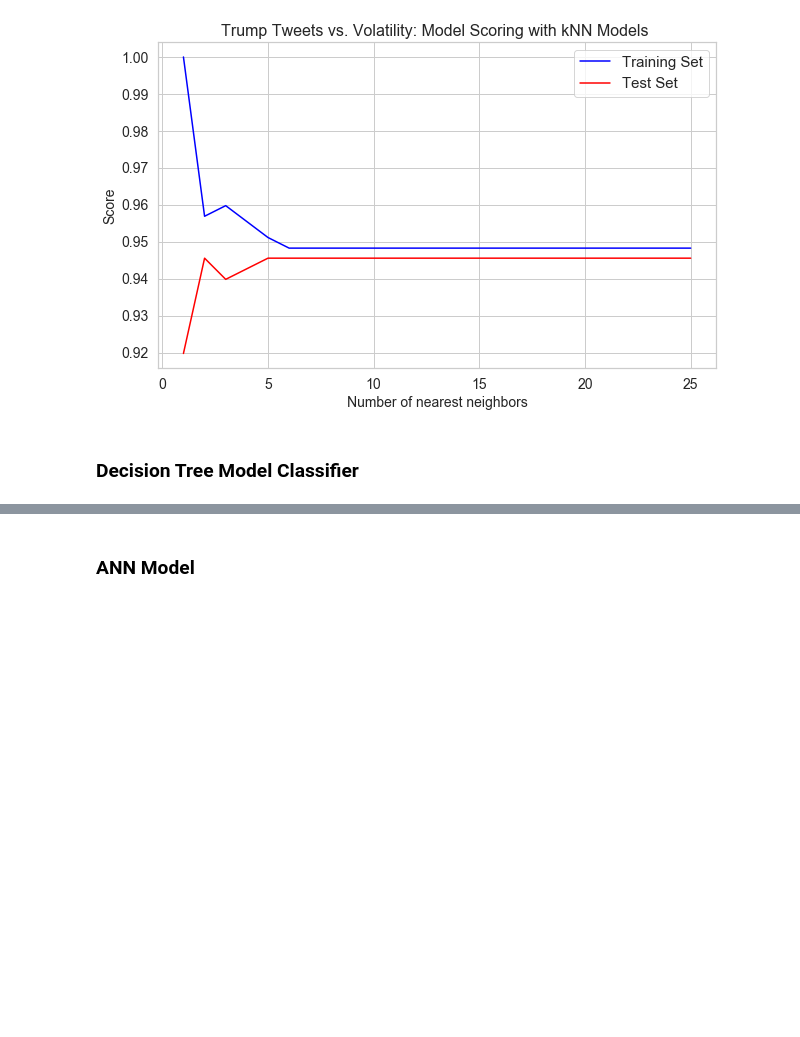
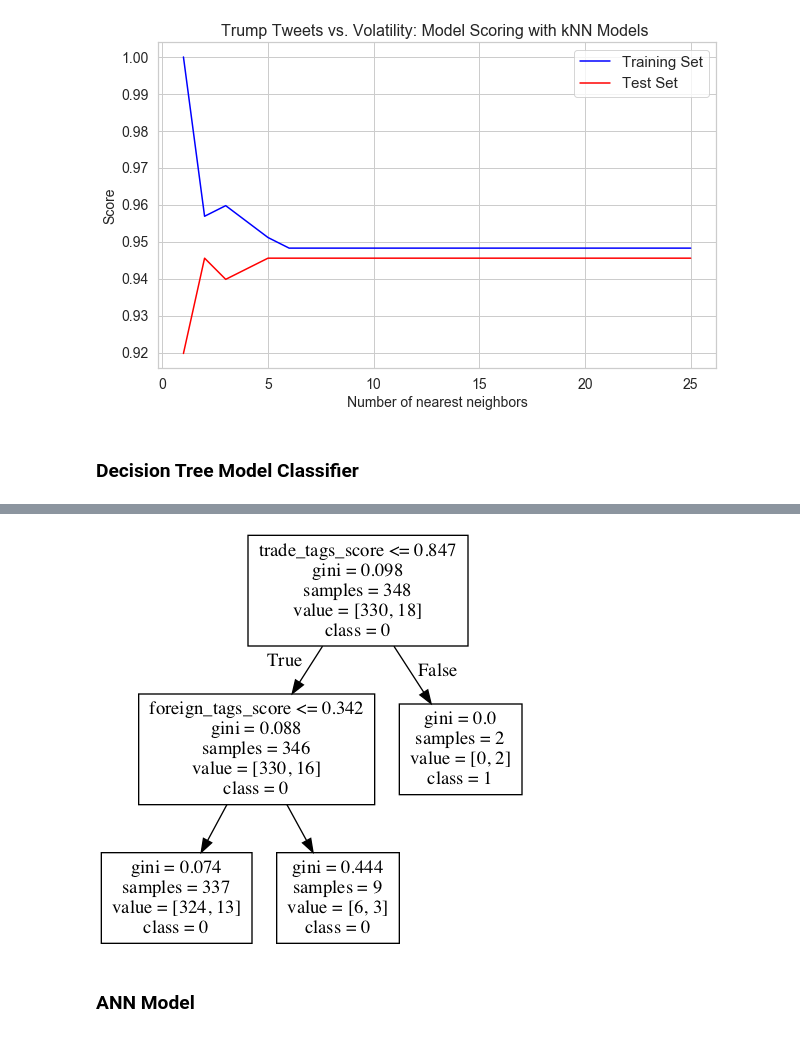
Before and after one commit to harvardfinalproject/finalproject, a Jupyter notebook: Milestone4_Group6_version2_Martin.ipynb, the cells around one changed output, grey strips where cells are left out. Drawn from its saved outputs; the diff is of its cells as text; code cells hidden in the pictures; blank space fills up the shorter version.

```diff
--- a/Milestone4_Group6_version2_Martin.ipynb
+++ b/Milestone4_Group6_version2_Martin.ipynb
@@ -1049,3 +1046,12 @@ The max depth is 30 The training set_score is  1.0 . The validation set score is
+# %%
+from sklearn.tree import export_graphviz
+import pydotplus
+from IPython.display import Image
+dot_data = export_graphviz(tree_models[1],out_file=None,max_depth=2,feature_names = list(X_train.columns),class_names=['0','1'])
+graph = pydotplus.graph_from_dot_data(dot_data)
+Image(graph.create_png())
+# %% [output]
+[figure, added]
 # %% [markdown]
 ### ANN Model
 # %%
```
Also changed, not shown: parts of 17 cells of this notebook.
